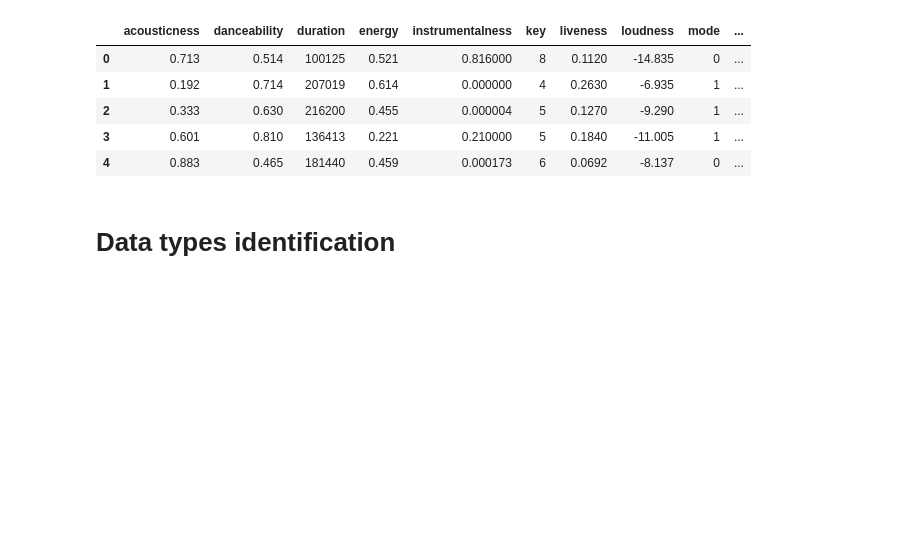
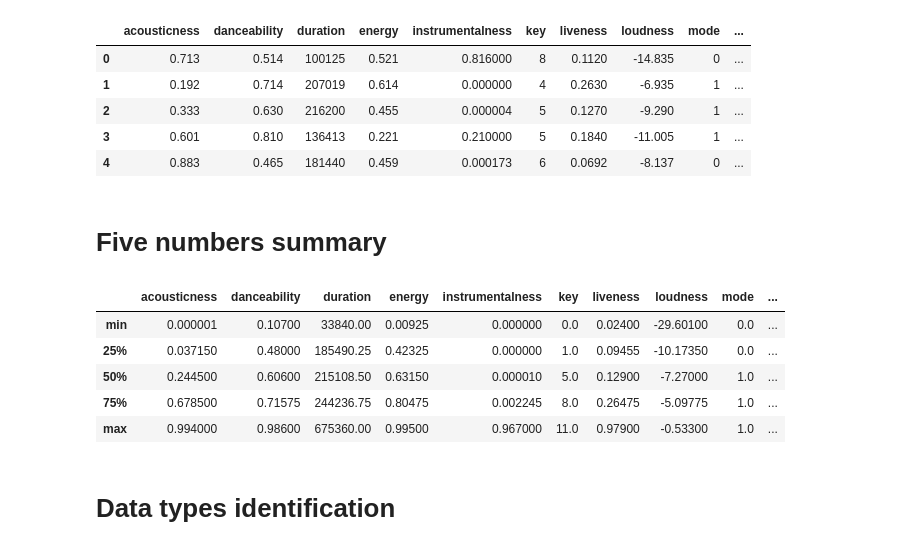
Before and after one commit to ChristianConchari/tp_final_adai_playlist-spotify, a Jupyter notebook: notebooks/exploratory_analysis.ipynb, the cells around one changed output. Saved outputs shown, nothing was run; the diff lists cells and outputs as text; code cells hidden in the pictures; blank space fills up the shorter version.

```diff
--- a/notebooks/exploratory_analysis.ipynb
+++ b/notebooks/exploratory_analysis.ipynb
@@ -19,6 +24,19 @@ data_df.head()
 | 2 | 0.333 | 0.630 | 216200 | 0.455 | 0.000004 | 5 | 0.1270 | -9.290 | 1 | ... |
 | 3 | 0.601 | 0.810 | 136413 | 0.221 | 0.210000 | 5 | 0.1840 | -11.005 | 1 | ... |
 | 4 | 0.883 | 0.465 | 181440 | 0.459 | 0.000173 | 6 | 0.0692 | -8.137 | 0 | ... |
+# %% [markdown]
+# Five numbers summary
+# %%
+five_number_summary = data_df.describe().loc[['min', '25%', '50%', '75%', 'max']]
+
+five_number_summary
+# %% [output]
+|  | acousticness | danceability | duration | energy | instrumentalness | key | liveness | loudness | mode | ... |
+| min | 0.000001 | 0.10700 | 33840.00 | 0.00925 | 0.000000 | 0.0 | 0.02400 | -29.60100 | 0.0 | ... |
+| 25% | 0.037150 | 0.48000 | 185490.25 | 0.42325 | 0.000000 | 1.0 | 0.09455 | -10.17350 | 0.0 | ... |
+| 50% | 0.244500 | 0.60600 | 215108.50 | 0.63150 | 0.000010 | 5.0 | 0.12900 | -7.27000 | 1.0 | ... |
+| 75% | 0.678500 | 0.71575 | 244236.75 | 0.80475 | 0.002245 | 8.0 | 0.26475 | -5.09775 | 1.0 | ... |
+| max | 0.994000 | 0.98600 | 675360.00 | 0.99500 | 0.967000 | 11.0 | 0.97900 | -0.53300 | 1.0 | ... |
 # %% [markdown]
 # Data types identification
 # %%
```
Also changed, not shown: parts of 20 cells of this notebook, 1 other file.
